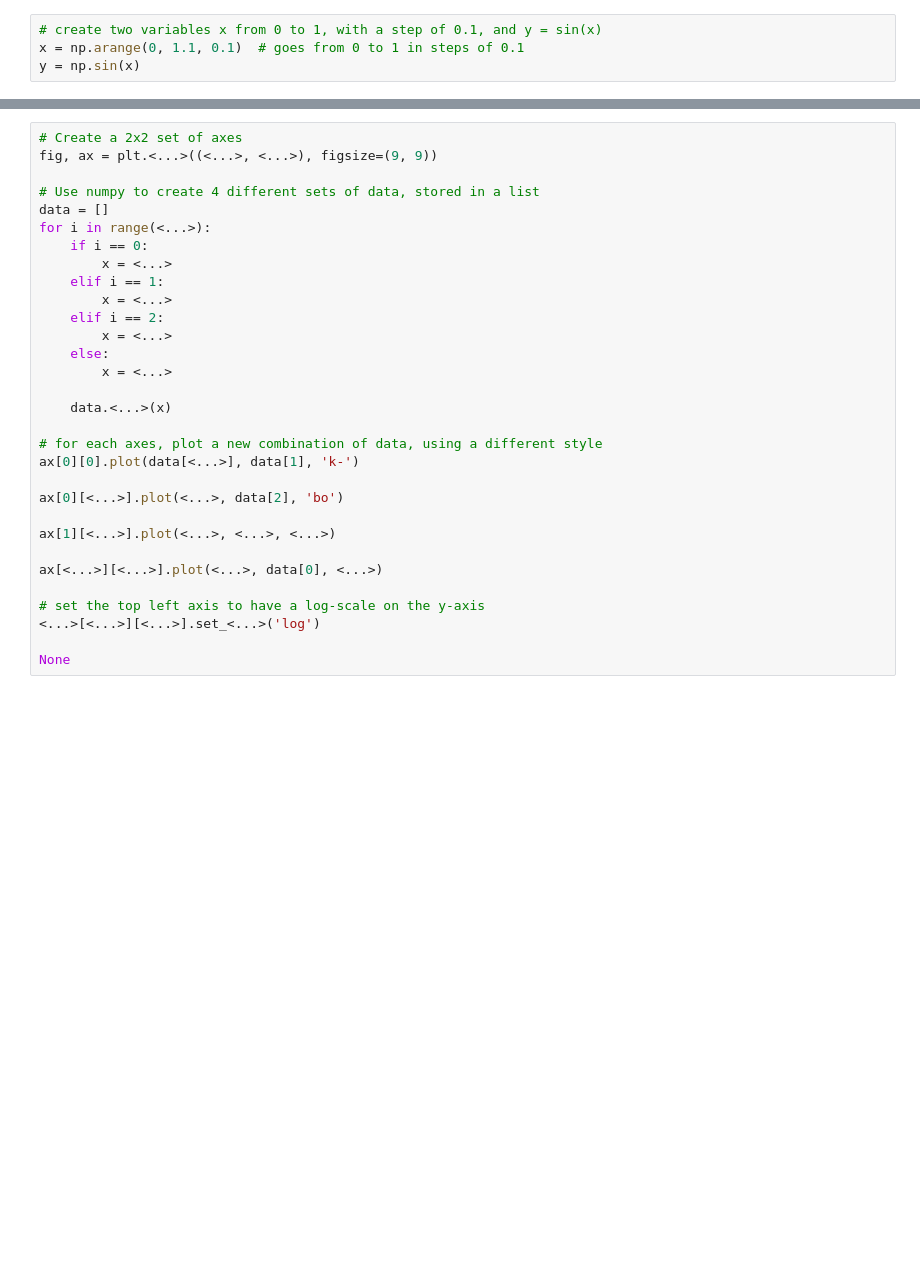
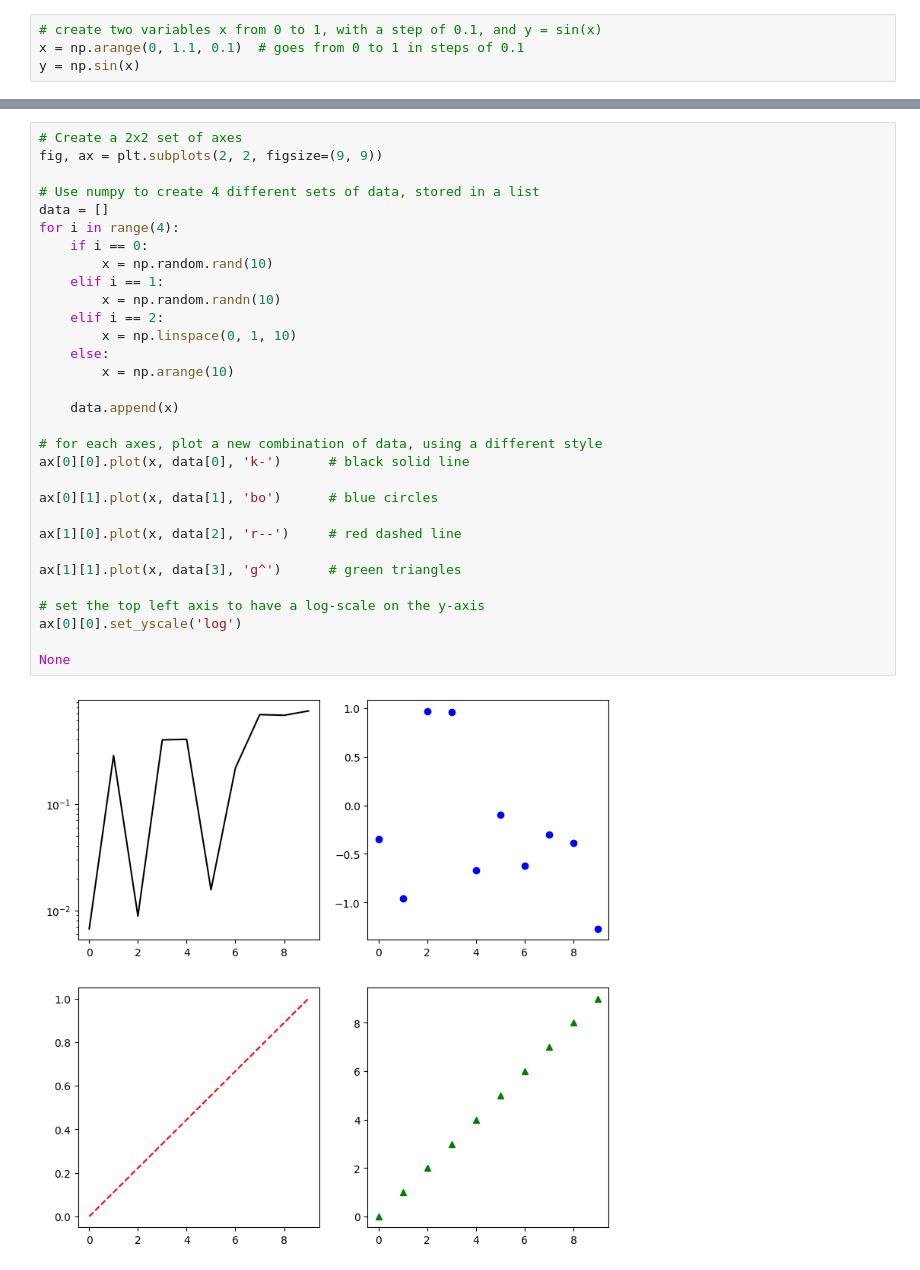
Before and after one commit to dwayne-06/Advanced-Programming-Python-, a Jupyter notebook: 102-tasks-matplotlib-1.ipynb, the cells around one changed output, grey strips where cells are left out. Drawn from its saved outputs; the diff is of its cells as text; blank space fills up the shorter version.

```diff
--- a/102-tasks-matplotlib-1.ipynb
+++ b/102-tasks-matplotlib-1.ipynb
@@ -46,31 +53,33 @@ ax.<...>(<...>, y2, <...>, label=label)
 # %%
 # Create a 2x2 set of axes
-fig, ax = plt.<...>((<...>, <...>), figsize=(9, 9))
+fig, ax = plt.subplots(2, 2, figsize=(9, 9))
 
 # Use numpy to create 4 different sets of data, stored in a list
 data = []
-for i in range(<...>):
+for i in range(4):
     if i == 0:
-        x = <...>
+        x = np.random.rand(10)
     elif i == 1:
-        x = <...>
+        x = np.random.randn(10)
     elif i == 2:
-        x = <...>
+        x = np.linspace(0, 1, 10)
     else:
-        x = <...>
+        x = np.arange(10)
 
-    data.<...>(x)
+    data.append(x)
 
 # for each axes, plot a new combination of data, using a different style
-ax[0][0].plot(data[<...>], data[1], 'k-')
+ax[0][0].plot(x, data[0], 'k-')      # black solid line
 
-ax[0][<...>].plot(<...>, data[2], 'bo')
+ax[0][1].plot(x, data[1], 'bo')      # blue circles
 
-ax[1][<...>].plot(<...>, <...>, <...>)
+ax[1][0].plot(x, data[2], 'r--')     # red dashed line
 
-ax[<...>][<...>].plot(<...>, data[0], <...>)
+ax[1][1].plot(x, data[3], 'g^')      # green triangles
 
 # set the top left axis to have a log-scale on the y-axis
-<...>[<...>][<...>].set_<...>('log')
+ax[0][0].set_yscale('log')
 
 None
+# %% [output]
+[figure, added]
```
Also changed, not shown: parts of 3 cells of this notebook.
